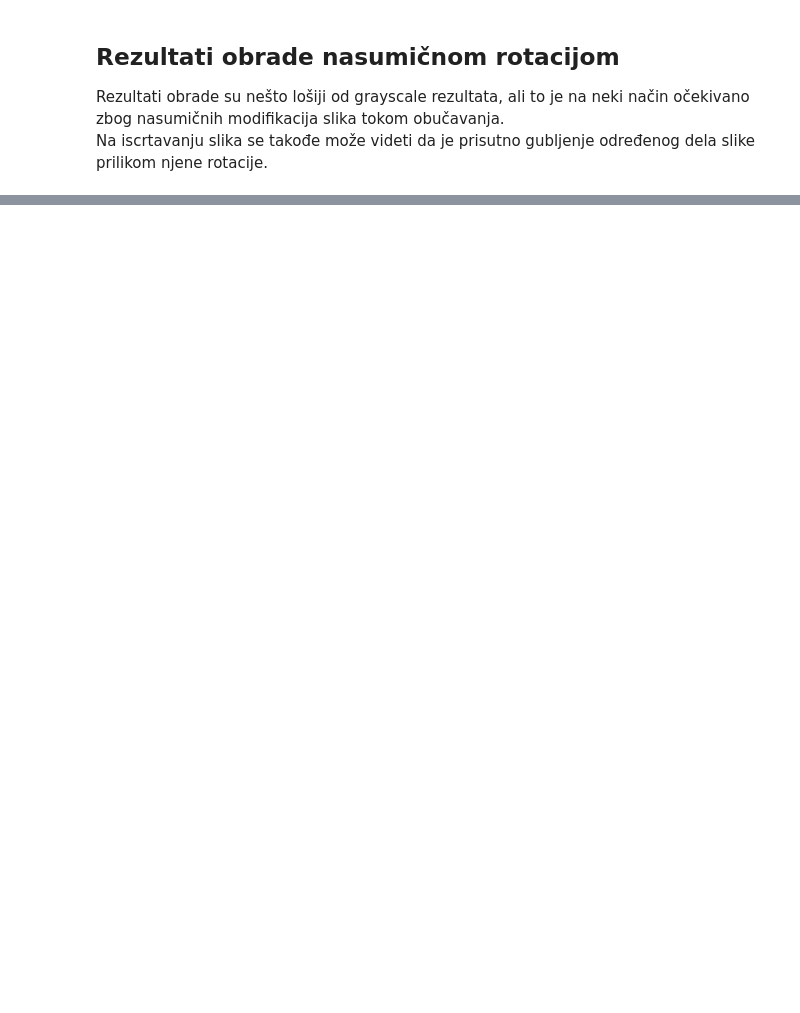
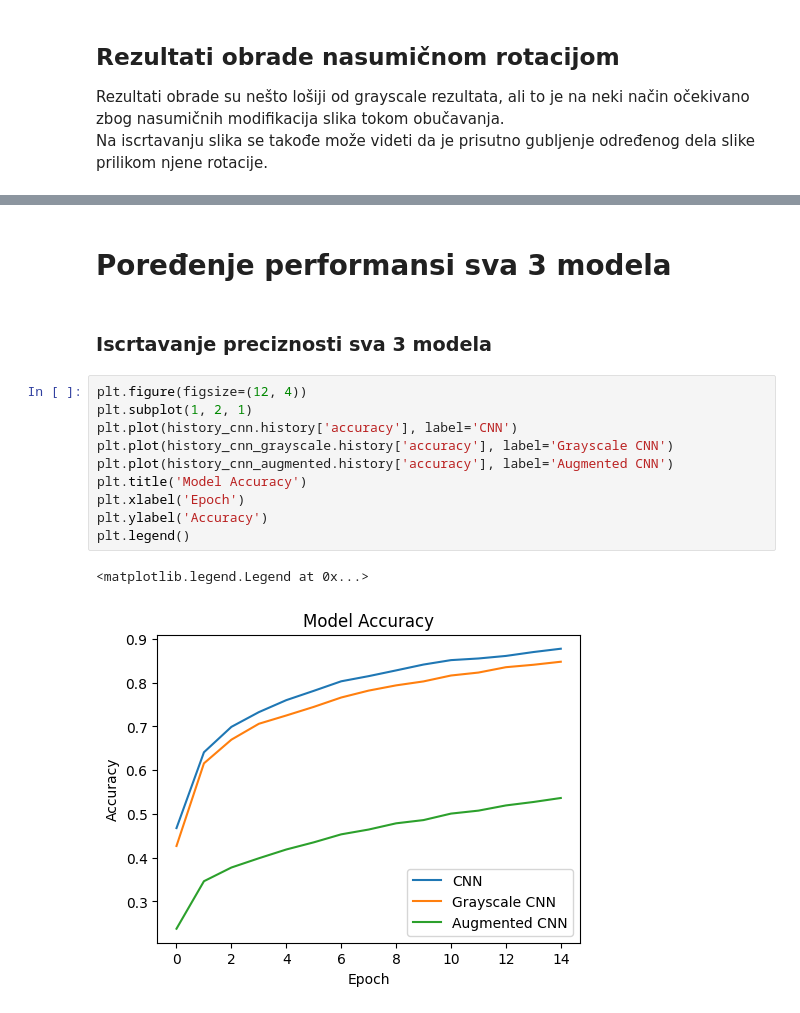
Before and after one commit to ssspetrovic/Image-Classification, a Jupyter notebook: image_classification.ipynb, the cells around one changed output, grey strips where cells are left out. Drawn from its saved outputs; the diff is of its cells as text; blank space fills up the shorter version.

```diff
--- a/image_classification.ipynb
+++ b/image_classification.ipynb
@@ -673,0 +734,17 @@ Na iscrtavanju slika se takođe može videti da je prisutno gubljenje određenog
+# %% [markdown]
+# Poređenje performansi sva 3 modela
+# %% [markdown]
+### Iscrtavanje preciznosti sva 3 modela
+# %%
+plt.figure(figsize=(12, 4))
+plt.subplot(1, 2, 1)
+plt.plot(history_cnn.history['accuracy'], label='CNN')
+plt.plot(history_cnn_grayscale.history['accuracy'], label='Grayscale CNN')
+plt.plot(history_cnn_augmented.history['accuracy'], label='Augmented CNN')
+plt.title('Model Accuracy')
+plt.xlabel('Epoch')
+plt.ylabel('Accuracy')
+plt.legend()
+# %% [output]
+<matplotlib.legend.Legend at 0x...>
+[figure, added]
```
Also changed, not shown: parts of 34 cells of this notebook.
